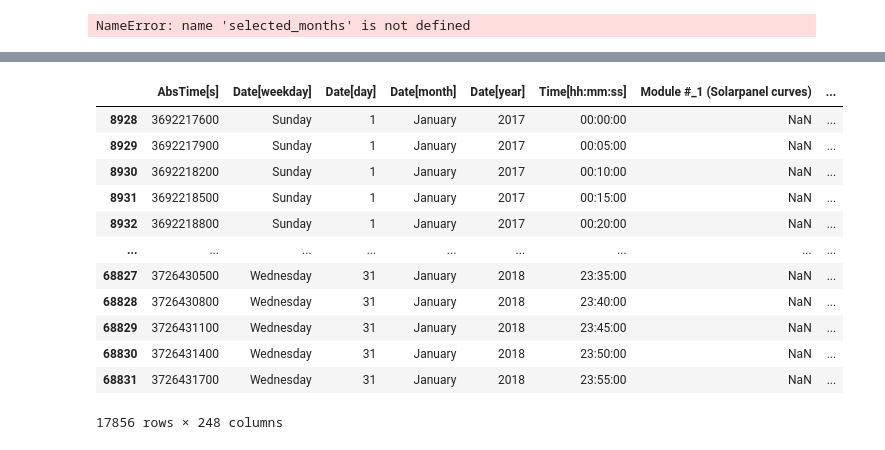
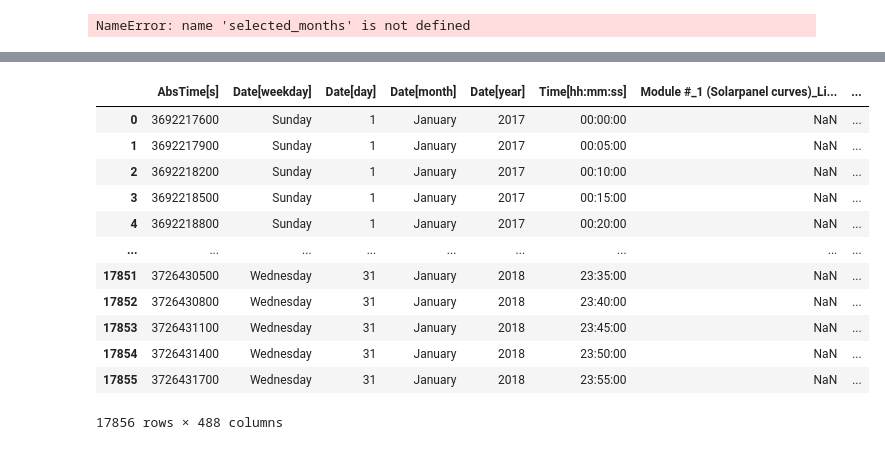
Before and after one commit to Qrax/PV-Systems-Data, a Jupyter notebook: making_dataframe.ipynb, the cells around one changed output, grey strips where cells are left out. Cells and saved outputs as stored; diff of their text form; code cells hidden in the pictures.

Commit message:
hij laad de data naast elkaar in

```diff
--- a/making_dataframe.ipynb
+++ b/making_dataframe.ipynb
@@ -331,16 +290,16 @@ light_spectra_january = combined_df[
 # %%
-light_spectra_january
+synced_data
 # %% [output]
-|  | AbsTime[s] | Date[weekday] | Date[day] | Date[month] | Date[year] | Time[hh:mm:ss] | Module #_1 (Solarpanel curves) | ... |
-| 8928 | 3692217600 | Sunday | 1 | January | 2017 | 00:00:00 | NaN | ... |
-| 8929 | 3692217900 | Sunday | 1 | January | 2017 | 00:05:00 | NaN | ... |
-| 8930 | 3692218200 | Sunday | 1 | January | 2017 | 00:10:00 | NaN | ... |
-| 8931 | 3692218500 | Sunday | 1 | January | 2017 | 00:15:00 | NaN | ... |
-| 8932 | 3692218800 | Sunday | 1 | January | 2017 | 00:20:00 | NaN | ... |
+|  | AbsTime[s] | Date[weekday] | Date[day] | Date[month] | Date[year] | Time[hh:mm:ss] | Module #_1 (Solarpanel curves)_Li... | ... |
+| 0 | 3692217600 | Sunday | 1 | January | 2017 | 00:00:00 | NaN | ... |
+| 1 | 3692217900 | Sunday | 1 | January | 2017 | 00:05:00 | NaN | ... |
+| 2 | 3692218200 | Sunday | 1 | January | 2017 | 00:10:00 | NaN | ... |
+| 3 | 3692218500 | Sunday | 1 | January | 2017 | 00:15:00 | NaN | ... |
+| 4 | 3692218800 | Sunday | 1 | January | 2017 | 00:20:00 | NaN | ... |
 | ... | ... | ... | ... | ... | ... | ... | ... | ... |
-| 68827 | 3726430500 | Wednesday | 31 | January | 2018 | 23:35:00 | NaN | ... |
-| 68828 | 3726430800 | Wednesday | 31 | January | 2018 | 23:40:00 | NaN | ... |
-| 68829 | 3726431100 | Wednesday | 31 | January | 2018 | 23:45:00 | NaN | ... |
-| 68830 | 3726431400 | Wednesday | 31 | January | 2018 | 23:50:00 | NaN | ... |
-| 68831 | 3726431700 | Wednesday | 31 | January | 2018 | 23:55:00 | NaN | ... |
+| 17851 | 3726430500 | Wednesday | 31 | January | 2018 | 23:35:00 | NaN | ... |
+| 17852 | 3726430800 | Wednesday | 31 | January | 2018 | 23:40:00 | NaN | ... |
+| 17853 | 3726431100 | Wednesday | 31 | January | 2018 | 23:45:00 | NaN | ... |
+| 17854 | 3726431400 | Wednesday | 31 | January | 2018 | 23:50:00 | NaN | ... |
+| 17855 | 3726431700 | Wednesday | 31 | January | 2018 | 23:55:00 | NaN | ... |
-17856 rows × 248 columns
+17856 rows × 488 columns
```
Also changed, not shown: parts of 2 cells of this notebook.
